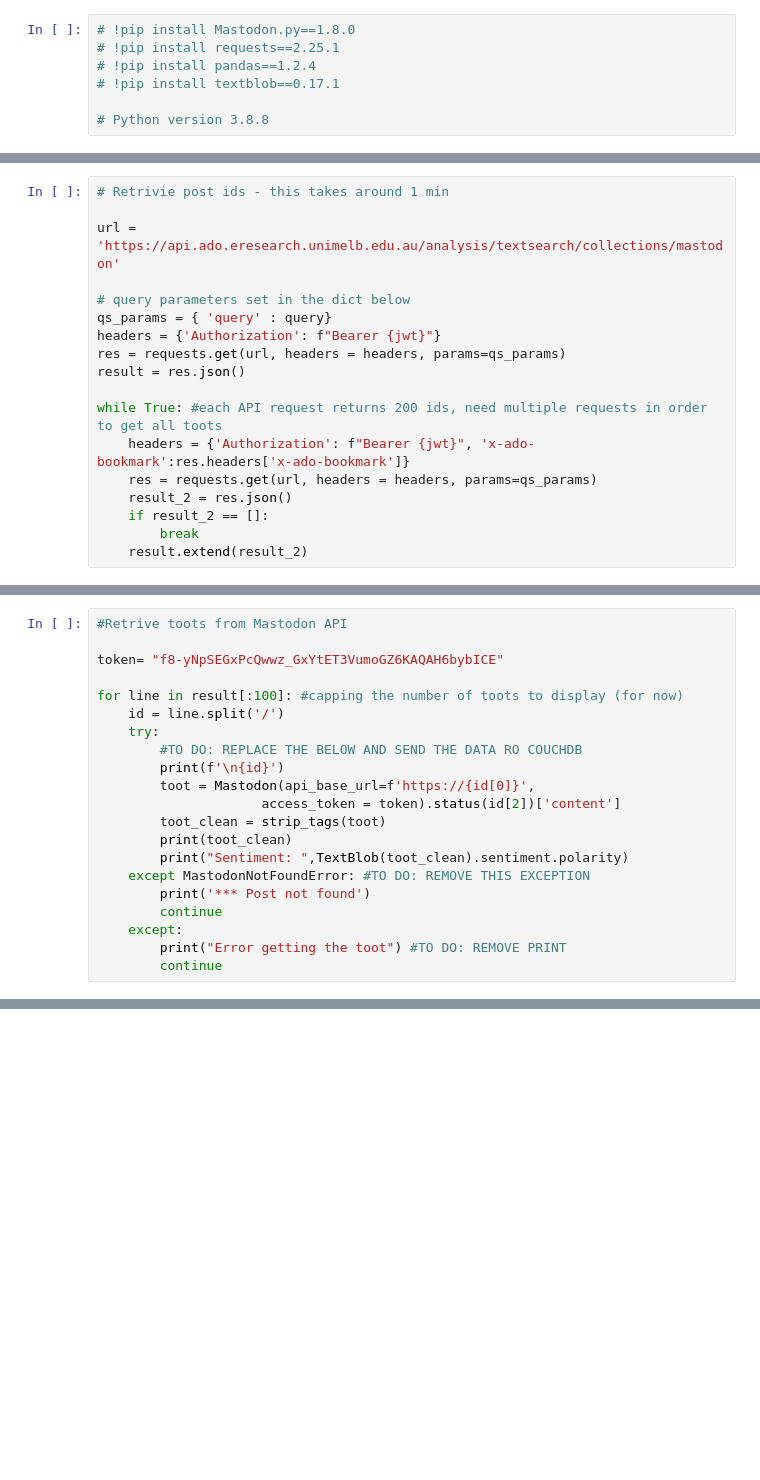
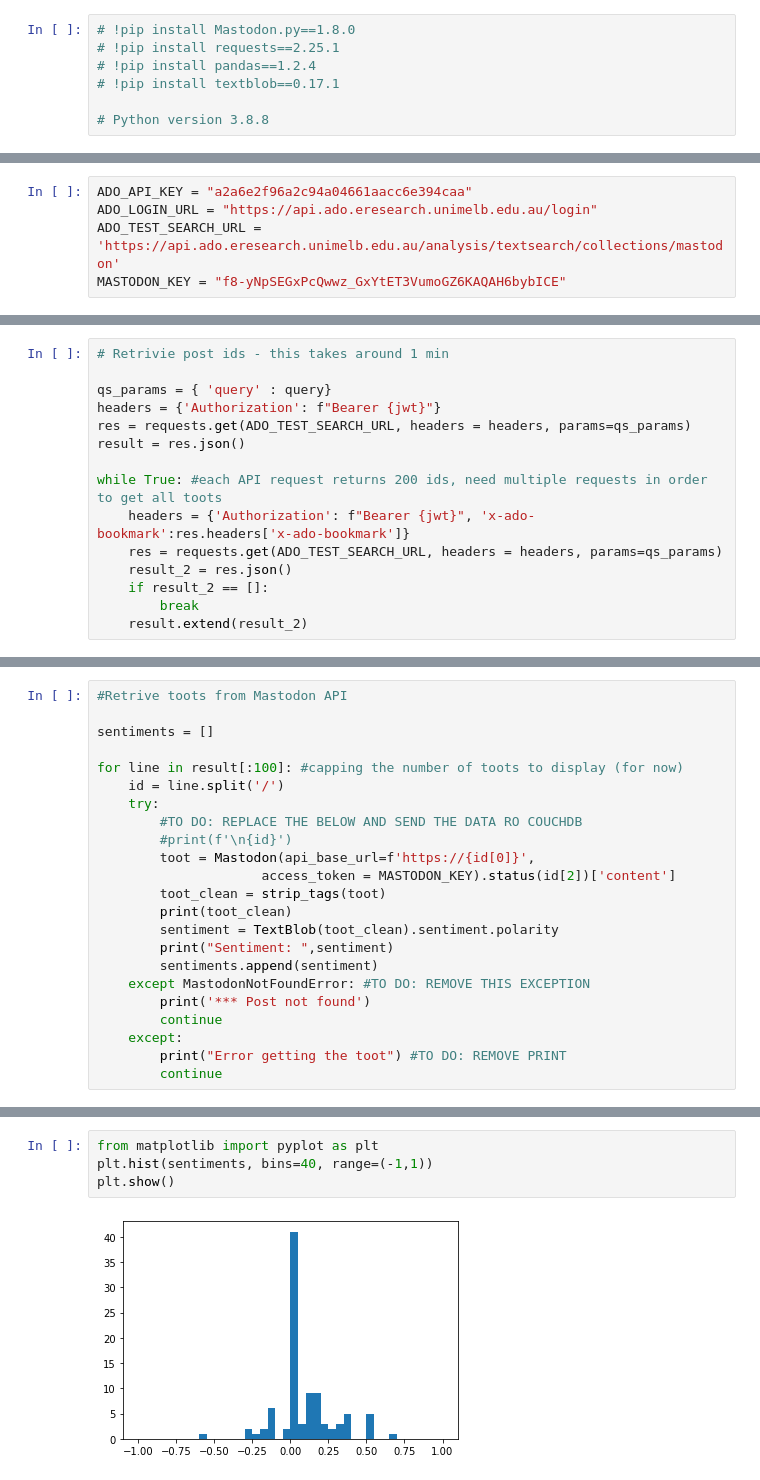
Before and after one commit to nasirma-unimelb/SocialDataAnalysis, a Jupyter notebook: HarvestorAndDBLoader/Mastodon_harvester.ipynb, the cells around one changed output, grey strips where cells are left out. Saved outputs shown, nothing was run; the diff lists cells and outputs as text; blank space fills up the shorter version.

```diff
--- a/HarvestorAndDBLoader/Mastodon_harvester.ipynb
+++ b/HarvestorAndDBLoader/Mastodon_harvester.ipynb
@@ -36,0 +18,5 @@ def strip_tags(html):
+# %%
+ADO_API_KEY = "a2a6e2f96a2c94a04661aacc6e394caa"
+ADO_LOGIN_URL = "https://api.ado.eresearch.unimelb.edu.au/login"
+ADO_TEST_SEARCH_URL = 'https://api.ado.eresearch.unimelb.edu.au/analysis/textsearch/collections/mastodon'
+MASTODON_KEY = "f8-yNpSEGxPcQwwz_GxYtET3VumoGZ6KAQAH6bybICE"
@@ -64,17 +66,14 @@ query = '('+' OR '.join(text_kws) +') AND (' + ' OR '.join(dates) + ')'
 # %%
 # Retrivie post ids - this takes around 1 min
 
-url = 'https://api.ado.eresearch.unimelb.edu.au/analysis/textsearch/collections/mastodon'
-
-# query parameters set in the dict below
 qs_params = { 'query' : query}
 headers = {'Authorization': f"Bearer {jwt}"}
-res = requests.get(url, headers = headers, params=qs_params)
+res = requests.get(ADO_TEST_SEARCH_URL, headers = headers, params=qs_params)
 result = res.json()
 
 while True: #each API request returns 200 ids, need multiple requests in order to get all toots
     headers = {'Authorization': f"Bearer {jwt}", 'x-ado-bookmark':res.headers['x-ado-bookmark']}
-    res = requests.get(url, headers = headers, params=qs_params)
+    res = requests.get(ADO_TEST_SEARCH_URL, headers = headers, params=qs_params)
     result_2 = res.json()
     if result_2 == []:
         break
@@ -86,18 +85,20 @@ len(result)
 # %%
 #Retrive toots from Mastodon API
 
-token= "f8-yNpSEGxPcQwwz_GxYtET3VumoGZ6KAQAH6bybICE"
+sentiments = []
 
 for line in result[:100]: #capping the number of toots to display (for now)
     id = line.split('/')
     try:
         #TO DO: REPLACE THE BELOW AND SEND THE DATA RO COUCHDB
-        print(f'\n{id}')
+        #print(f'\n{id}')
         toot = Mastodon(api_base_url=f'https://{id[0]}',
-                     access_token = token).status(id[2])['content']
+                     access_token = MASTODON_KEY).status(id[2])['content']
         toot_clean = strip_tags(toot)
         print(toot_clean)
-        print("Sentiment: ",TextBlob(toot_clean).sentiment.polarity)
+        sentiment = TextBlob(toot_clean).sentiment.polarity
+        print("Sentiment: ",sentiment)
+        sentiments.append(sentiment)
     except MastodonNotFoundError: #TO DO: REMOVE THIS EXCEPTION
         print('*** Post not found')
         continue
@@ -124,0 +126,6 @@ Sentiment:  0.0
+# %%
+from matplotlib import pyplot as plt
+plt.hist(sentiments, bins=40, range=(-1,1))
+plt.show()
+# %% [output]
+[figure, added]
```
Also changed, not shown: parts of 9 cells of this notebook, 1 other file.
